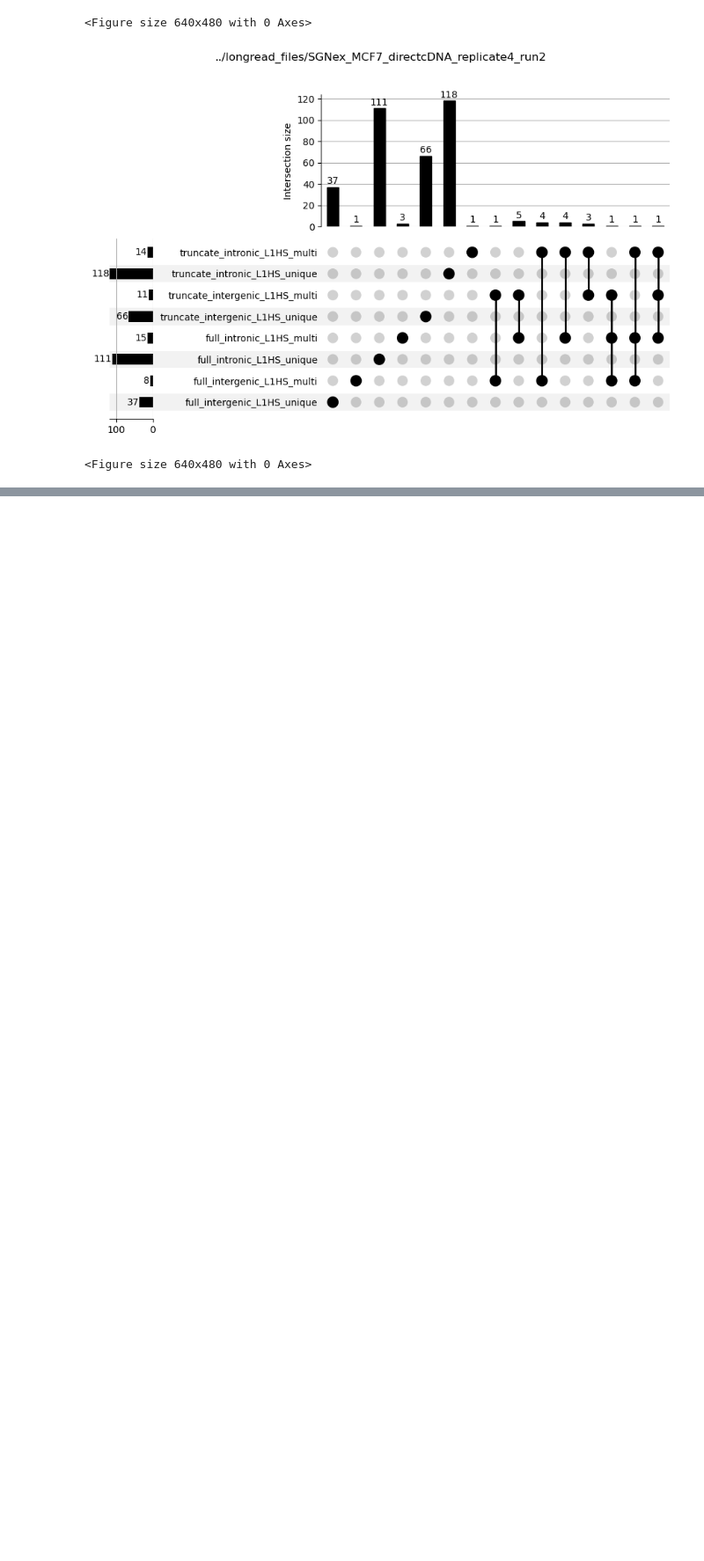
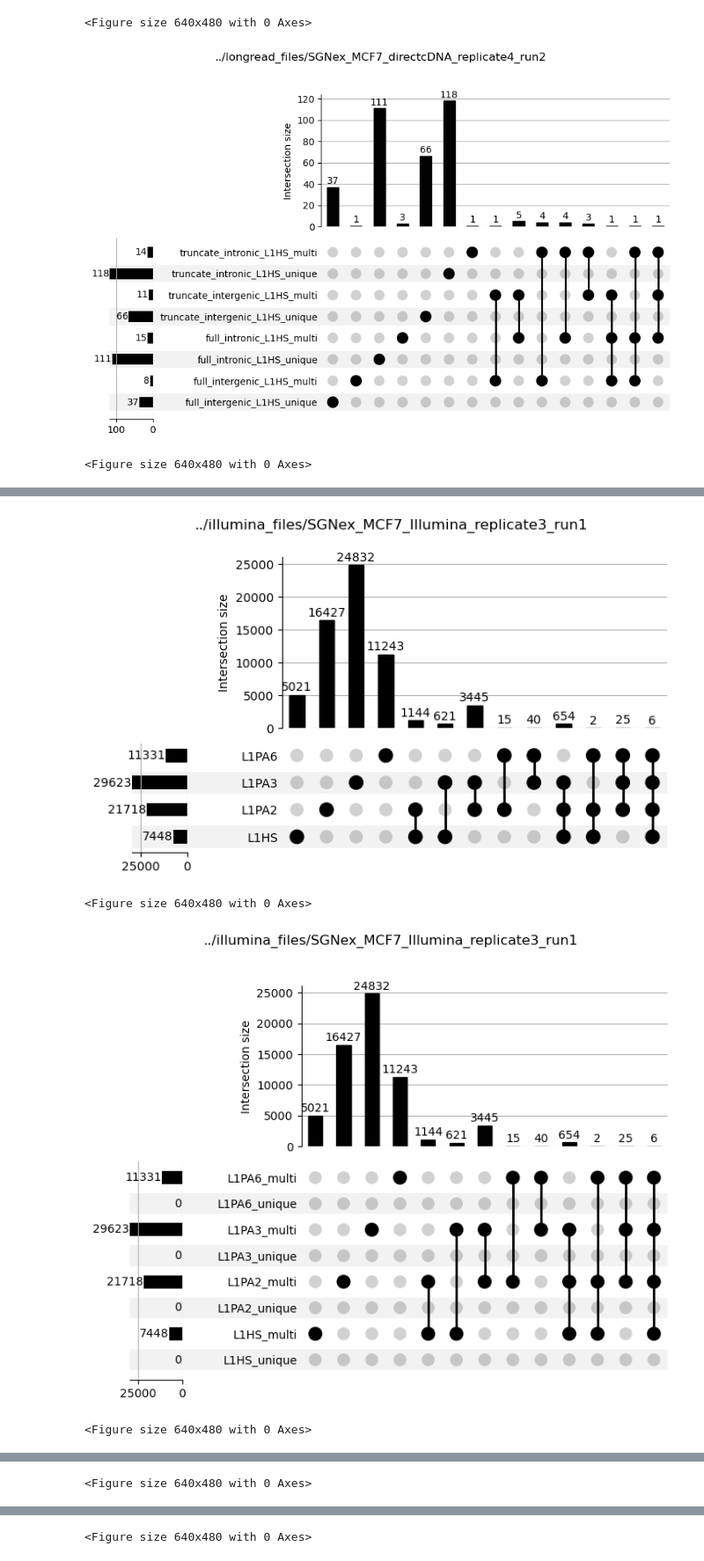
Before and after one commit to gage-lab/bulk_te_bench, a Jupyter notebook: analysis/upset/20240320_gtf_multimap.ipynb, the cells around one changed output, grey strips where cells are left out. Shown at 88% size. Drawn from its saved outputs; the diff is of its cells as text; code cells hidden in the pictures; blank space fills up the shorter version.

```diff
--- a/analysis/upset/20240320_gtf_multimap.ipynb
+++ b/analysis/upset/20240320_gtf_multimap.ipynb
@@ -348,0 +416,20 @@ for path_tuple in all_dirs:
+# %%
+path = "../illumina_files/SGNex_MCF7_Illumina_replicate3_run1"
+readspath = "../illumina_files/SGNex_MCF7_Illumina_replicate3_run1/SGNex_MCF7_Illumina_replicate3_run1_unique_reads.txt"
+
+make_a_plot(path, categories=L1_families)
+make_a_plot(
+    path, categories=L1_families, seperate_unique_multi=True, reads_path=readspath
+)
+make_a_plot(path, categories=[cat + "_L1HS" for cat in regions])
+make_a_plot(
+    path,
+    categories=[cat + "_L1HS" for cat in regions],
+    seperate_unique_multi=True,
+    reads_path=readspath,
+)
+# %% [output]
+[figure, added]
+<Figure size 640x480 with 0 Axes>
+[figure, added]
+<Figure size 640x480 with 0 Axes>
@@ -348,0 +437 @@ for path_tuple in all_dirs:
+<Figure size 640x480 with 0 Axes>
@@ -348,0 +439 @@ for path_tuple in all_dirs:
+<Figure size 640x480 with 0 Axes>
```
Also changed, not shown: parts of 6 cells of this notebook, 1 other file.
